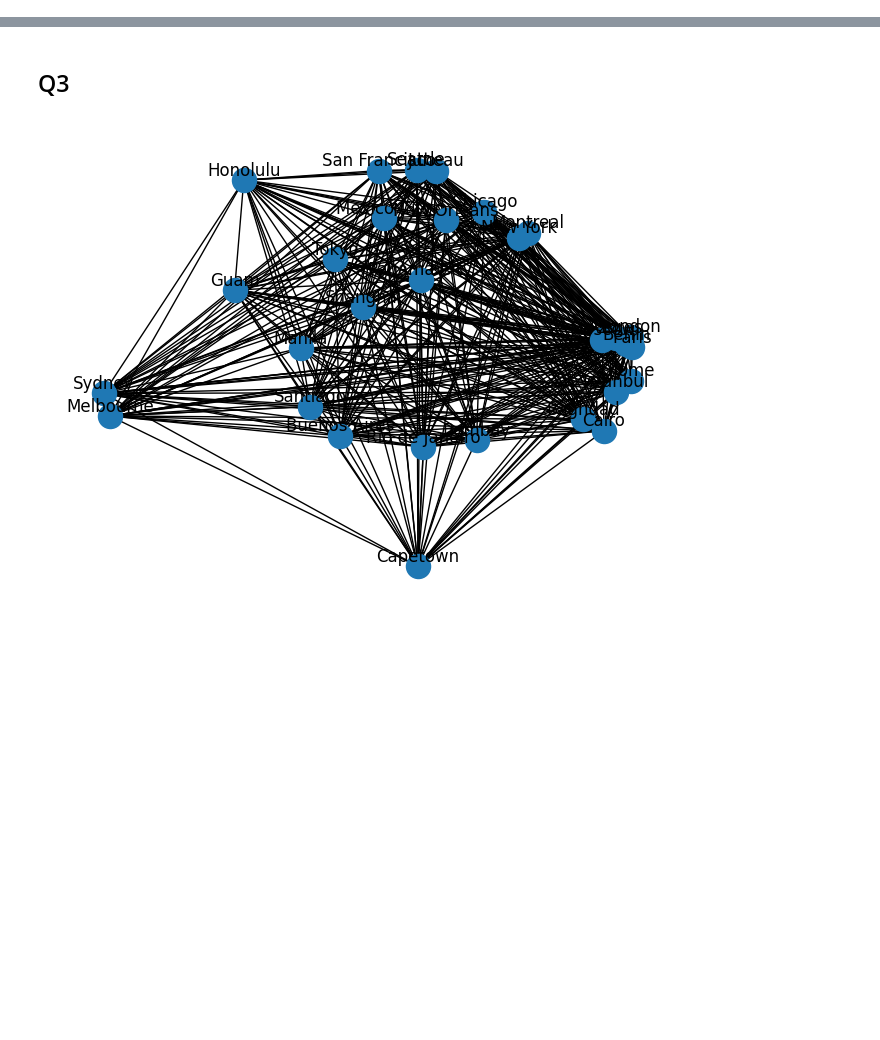
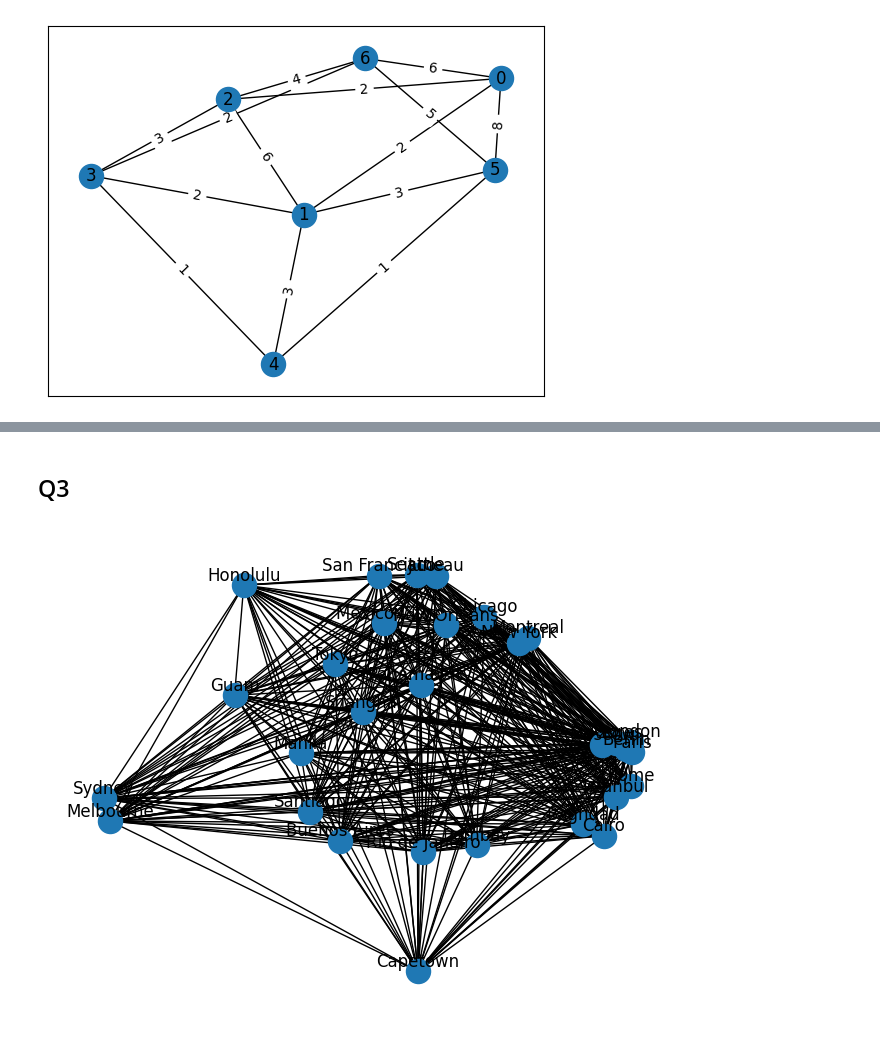
Before and after one commit to Apothemia/CSE5004-Exercises, a Jupyter notebook: Week4/solutions.ipynb, the cells around one changed output, grey strips where cells are left out. Saved outputs shown, nothing was run; the diff lists cells and outputs as text; code cells hidden in the pictures; blank space fills up the shorter version.

```diff
--- a/Week4/solutions.ipynb
+++ b/Week4/solutions.ipynb
@@ -9,0 +49,18 @@ Starting Vertex: 0
+# %%
+q2_adj_matrix = [[0, 2, 2, 0, 0, 8, 6],
+                 [2, 0, 6, 2, 3, 3, 0],
+                 [2, 6, 0, 3, 0, 0, 4],
+                 [0, 2, 3, 0, 1, 0, 2],
+                 [0, 3, 0, 1, 0, 1, 0],
+                 [8, 3, 0, 0, 1, 0, 5],
+                 [6, 0, 4, 2, 0, 5, 0]]
+q2_node_list = ['0', '1', '2', '3', '4', '5', '6']
+# %%
+G_q2 = nx.from_numpy_array(np.matrix(q2_adj_matrix), nodelist=q2_node_list)
+q2_pos = nx.spring_layout(G_q2)
+# %%
+nx.draw_networkx(G_q2, pos=q2_pos)
+nx.draw_networkx_edge_labels(G_q2, pos=q2_pos, edge_labels=nx.get_edge_attributes(G_q2, 'weight'))
+plt.show()
+# %% [output]
+[figure, added]
```
Also changed, not shown: parts of 8 cells of this notebook, 2 other files.
